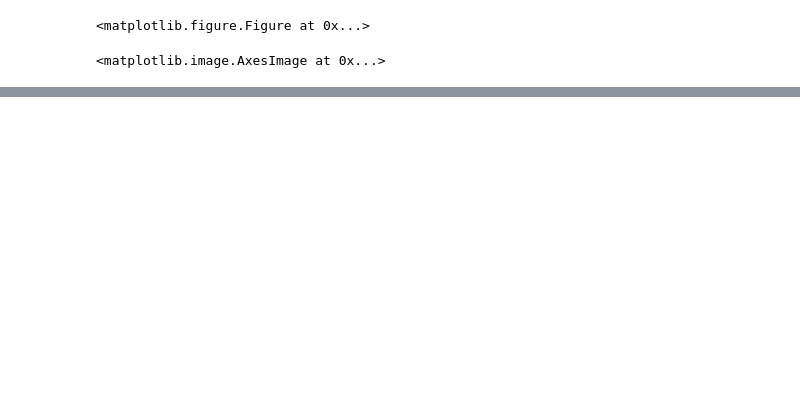
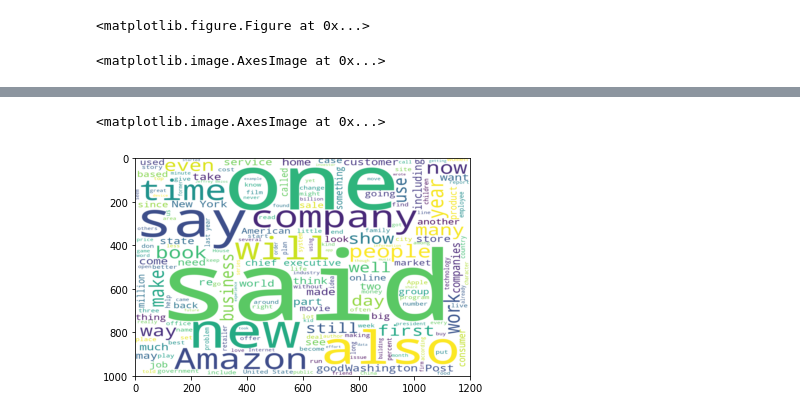
Before and after one commit to Zwiebeln/PythonPractices, a Jupyter notebook: Häufigkeit.ipynb, the cells around one changed output, grey strips where cells are left out. Drawn from its saved outputs; the diff is of its cells as text; code cells hidden in the pictures; blank space fills up the shorter version.

```diff
--- a/Häufigkeit.ipynb
+++ b/Häufigkeit.ipynb
@@ -113,0 +251,7 @@ fig.savefig('figure.png', dpi=1)
+# %%
+wordcloud_after = WordCloud(background_color="white", width=1200, height=1000).generate(afterText)
+# %%
+plt.imshow(wordcloud_after, interpolation='bilinear',aspect='auto')
+# %% [output]
+<matplotlib.image.AxesImage at 0x...>
+[figure, added]
```
Also changed, not shown: parts of 35 cells of this notebook, 22 other files.
